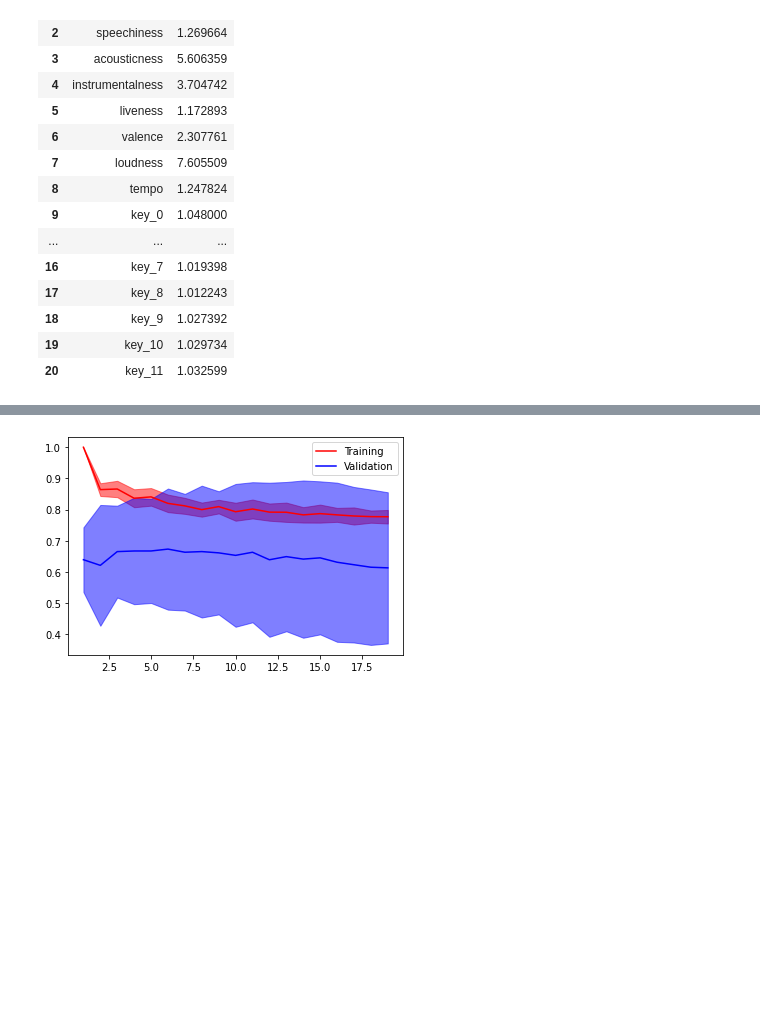
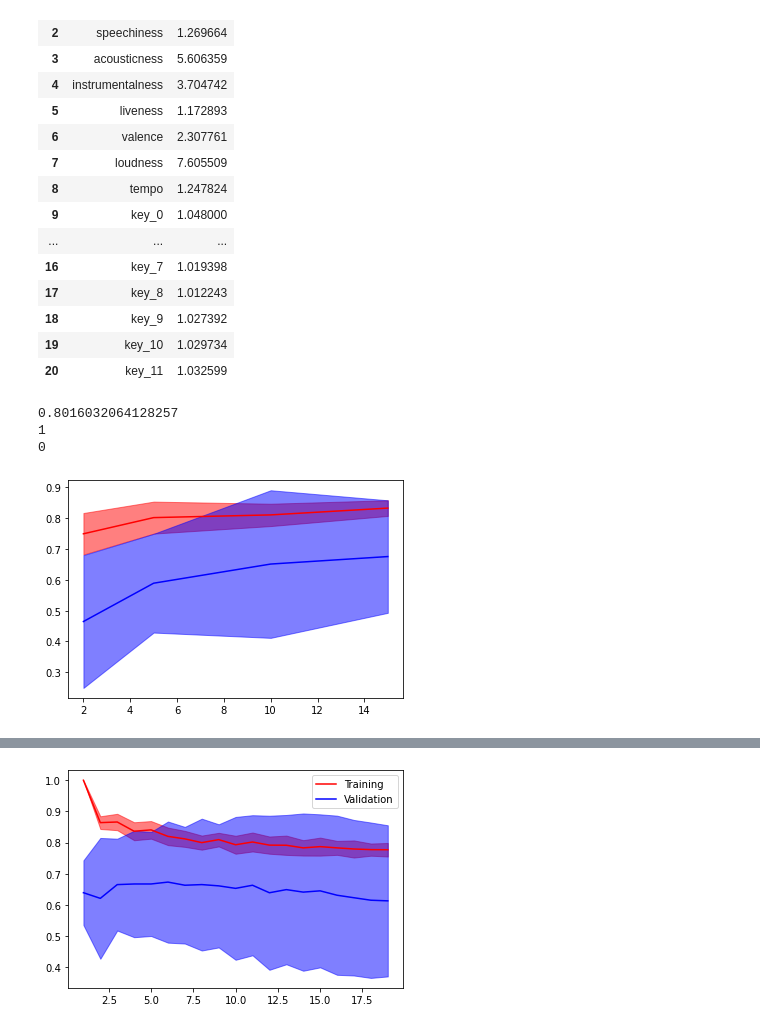
Before and after one commit to sergi-andreu/MMSL, a Jupyter notebook: Project.ipynb, the cells around one changed output, grey strips where cells are left out. Cells and saved outputs as stored; diff of their text form; code cells hidden in the pictures; blank space fills up the shorter version.

```diff
--- a/Project.ipynb
+++ b/Project.ipynb
@@ -115,3 +115,24 @@ calc_vif(X_data)
 | 18 | key_9 | 1.027392 |
 | 19 | key_10 | 1.029734 |
 | 20 | key_11 | 1.032599 |
+# %%
+from sklearn.linear_model import LogisticRegression
+
+logistic = LogisticRegression(solver="liblinear", random_state=0)
+logistic.fit(data.df, data.labels)
+print(logistic.score(data.df, data.labels))
+
+print(data.labels[6])
+print(logistic.predict(data.df)[6])
+# %% [output]
+0.8016032064128257
+1
+0
+# %%
+from learning_machine import NeuralNetwork
+
+hidden_layers = [(2,10), (5,10), (10,10), (15,10)]
+NN = NeuralNetwork(data)
+NN.parameter_search(hidden_layers)
+# %% [output]
+[figure, added]
```
Also changed, not shown: parts of 8 cells of this notebook, 2 other files.
